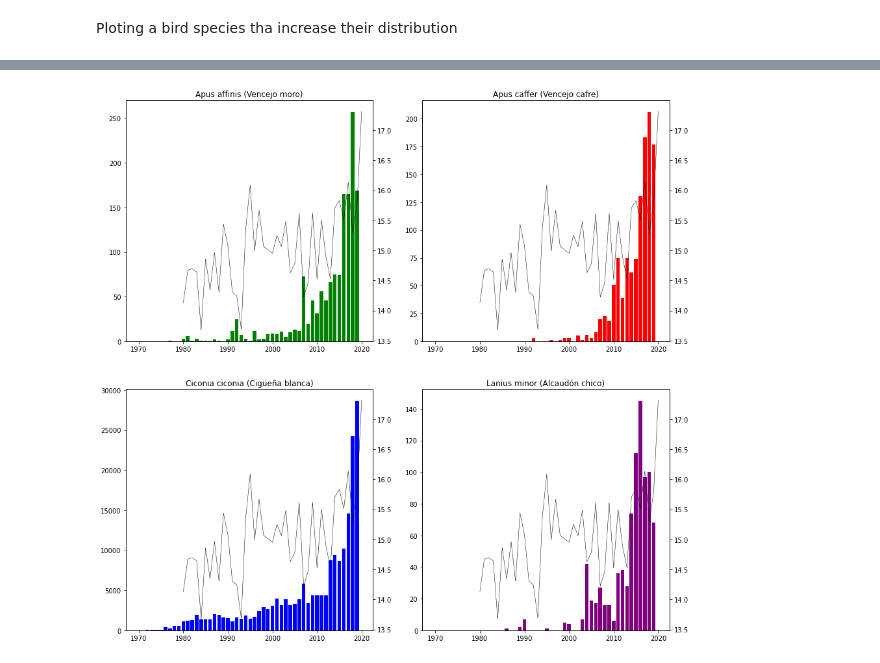
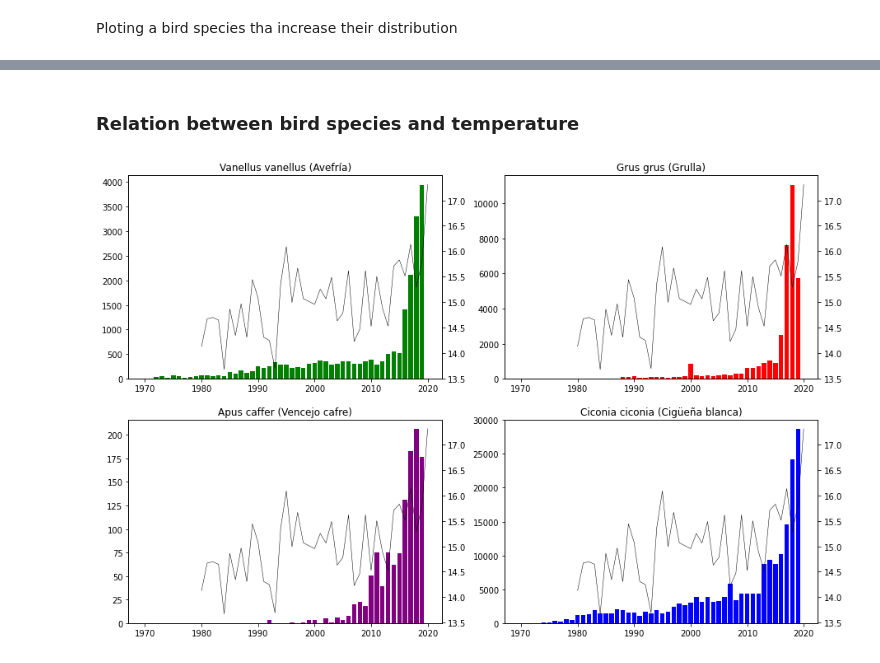
Before and after one commit to AnaAGG/Effects_of_Climatic_Change_on_Species_Distributions, a Jupyter notebook: Output/Visualization.ipynb, the cells around one changed output, grey strips where cells are left out. Saved outputs shown, nothing was run; the diff lists cells and outputs as text; code cells hidden in the pictures.

```diff
--- a/Output/Visualization.ipynb
+++ b/Output/Visualization.ipynb
@@ -20,4 +18,4 @@ sys.path.append('../')
 df_spain = pd.read_csv("../Data/Temperature_Spain.csv")
 df_years = pd.read_csv("../Data/Temperature_Spain_year.csv")
 df_months= pd.read_csv("../Data/Temperature_Spain_month.csv")
-df_species= pd.read_csv("../Data/species.csv")
+df_species= pd.read_csv("species.csv")
@@ -168,16 +174,0 @@ plt.show()
-# %%
-fig, ((ax1, ax2), (ax3, ax4)) = plt.subplots(nrows=2, ncols=2, sharex=False, sharey=False, figsize = (15,15))
-
-
-ax1.bar(AA.Year, AC.Occurrences, color = 'green')
-ax2.bar(AA.Year, AA.Occurrences, color = 'red')
-ax3.bar(CC.Year, CC.Occurrences, color = 'blue')
-ax4.bar(LM.Year, LM.Occurrences, color = 'purple')
-
-#add headers to each plot
-ax1.title.set_text('Apus affinis (Vencejo moro)')
-ax2.title.set_text('Apus caffer (Vencejo cafre)')
-ax3.title.set_text('Ciconia ciconia (Cigüeña blanca)')
-ax4.title.set_text('Lanius minor (Alcaudón chico)')
-
-plt.show()
@@ -186,31 +175,35 @@ plt.show()
+# %% [markdown]
+### Relation between bird species and temperature
 # %%
-fig, ((ax1, ax2), (ax3, ax4)) = plt.subplots(nrows=2, ncols=2, sharex=False, sharey=False, figsize = (15,15))
+fig, ((ax1, ax2), (ax3, ax4)) = plt.subplots(nrows=2, ncols=2, sharex=False, sharey=False, figsize = (15,10))
 
 
-ax1.bar(AA.Year, AC.Occurrences, color = 'green')
-ax2.bar(AA.Year, AA.Occurrences, color = 'red')
-ax3.bar(CC.Year, CC.Occurrences, color = 'blue')
-ax4.bar(LM.Year, LM.Occurrences, color = 'purple')
+ax1.bar(MP.Year, MP.Occurrences, color = 'green')
+ax2.bar(GG.Year, GG.Occurrences, color = 'red')
+ax3.bar(AA.Year, AA.Occurrences, color = 'purple')
+ax4.bar(CC.Year, CC.Occurrences, color = 'blue')
+
 
 barax = ax1.twinx()
 barax.plot(df_years.Year, df_years['Madrid'], linewidth=0.5, color='black')
 
 barax = ax2.twinx()
 barax.plot(df_years.Year, df_years['Madrid'], linewidth=0.5, color='black')
 
 barax = ax3.twinx()
 barax.plot(df_years.Year, df_years['Madrid'], linewidth=0.5, color='black')
 
 barax = ax4.twinx()
 barax.plot(df_years.Year, df_years['Madrid'], linewidth=0.5, color='black')
 
 
 #add headers to each plot
-ax1.title.set_text('Apus affinis (Vencejo moro)')
-ax2.title.set_text('Apus caffer (Vencejo cafre)')
-ax3.title.set_text('Ciconia ciconia (Cigüeña blanca)')
-ax4.title.set_text('Lanius minor (Alcaudón chico)')
+ax1.title.set_text('Vanellus vanellus (Avefría)')
+ax2.title.set_text('Grus grus (Grulla)')
+ax3.title.set_text('Apus caffer (Vencejo cafre)')
+ax4.title.set_text('Ciconia ciconia (Cigüeña blanca)')
+
 
 plt.show()
 # %% [output]
-[figure, old version]
+[figure, new version]
```
Also changed, not shown: parts of 19 cells of this notebook, 1 other file.
